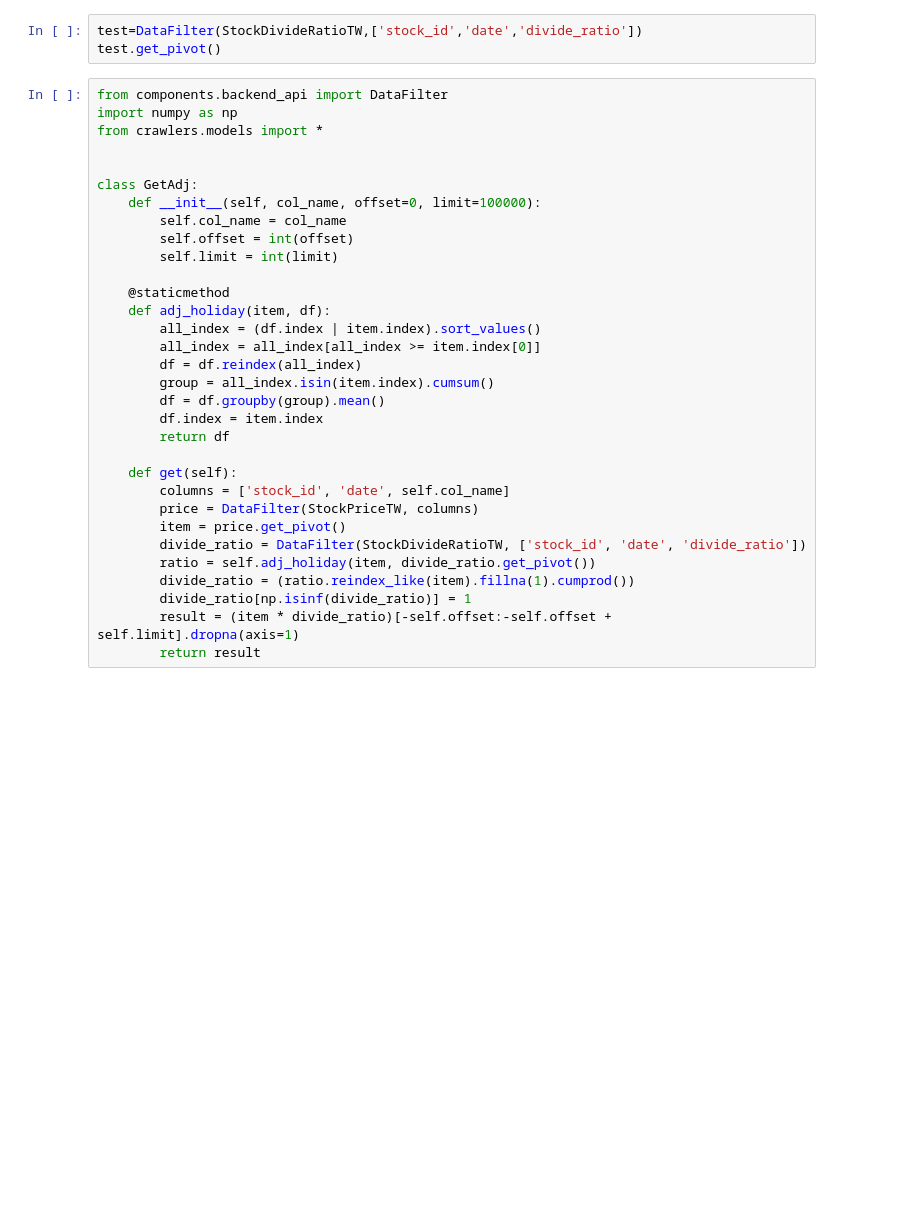
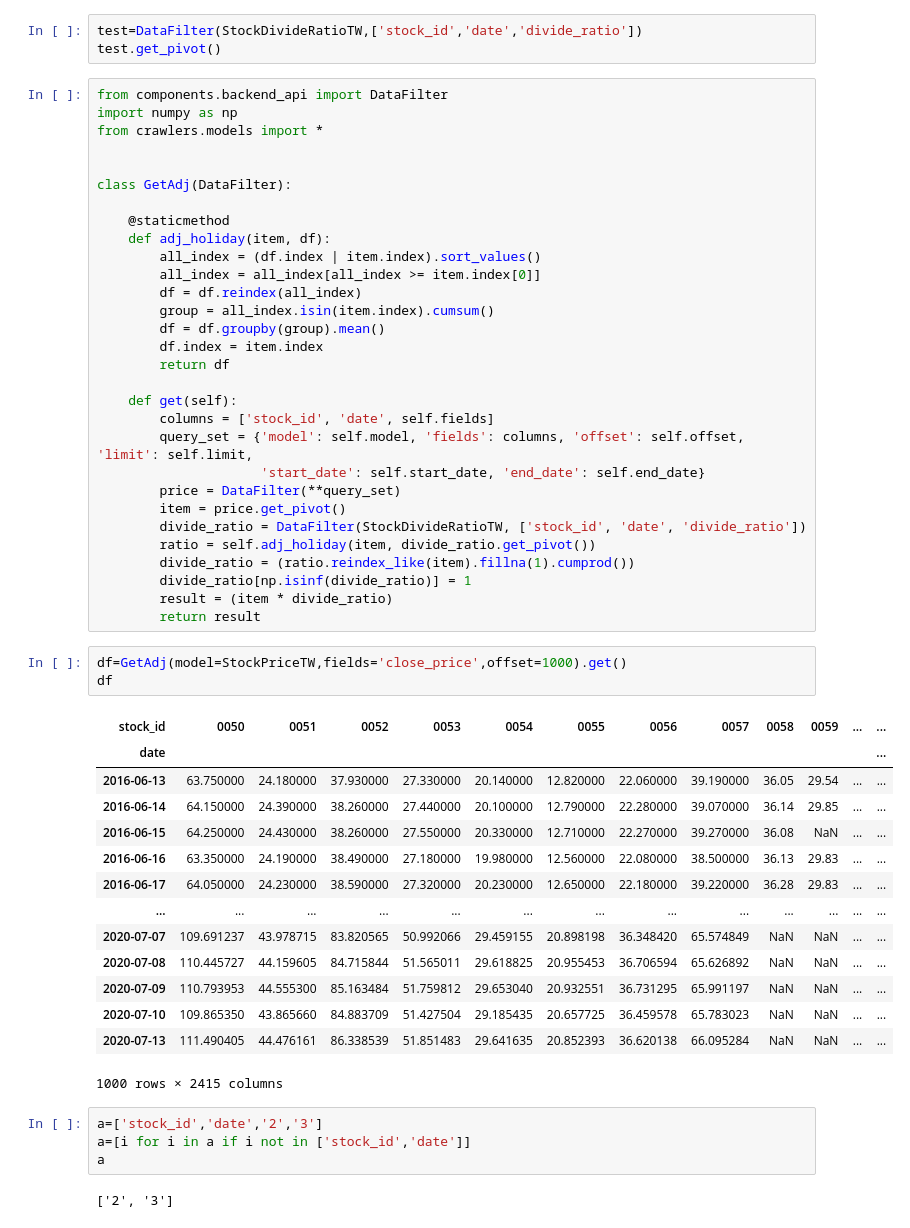
Before and after one commit to ankycheng/Finlab_Django, a Jupyter notebook: stock_fleets/ipynbs/api/adj_function.ipynb, the cells around one changed output. Saved outputs shown, nothing was run; the diff lists cells and outputs as text; blank space fills up the shorter version.

Commit message:
chore(components):add date filter and fix rotc stock_id in price table.

```diff
--- a/stock_fleets/ipynbs/api/adj_function.ipynb
+++ b/stock_fleets/ipynbs/api/adj_function.ipynb
@@ -19,11 +19,7 @@ import numpy as np
 from crawlers.models import *
 
 
-class GetAdj:
-    def __init__(self, col_name, offset=0, limit=100000):
-        self.col_name = col_name
-        self.offset = int(offset)
-        self.limit = int(limit)
+class GetAdj(DataFilter):
 
     @staticmethod
     def adj_holiday(item, df):
@@ -36,12 +32,38 @@ class GetAdj:
         return df
 
     def get(self):
-        columns = ['stock_id', 'date', self.col_name]
-        price = DataFilter(StockPriceTW, columns)
+        columns = ['stock_id', 'date', self.fields]
+        query_set = {'model': self.model, 'fields': columns, 'offset': self.offset, 'limit': self.limit,
+                     'start_date': self.start_date, 'end_date': self.end_date}
+        price = DataFilter(**query_set)
         item = price.get_pivot()
         divide_ratio = DataFilter(StockDivideRatioTW, ['stock_id', 'date', 'divide_ratio'])
         ratio = self.adj_holiday(item, divide_ratio.get_pivot())
         divide_ratio = (ratio.reindex_like(item).fillna(1).cumprod())
         divide_ratio[np.isinf(divide_ratio)] = 1
-        result = (item * divide_ratio)[-self.offset:-self.offset + self.limit].dropna(axis=1)
+        result = (item * divide_ratio)
         return result
+# %%
+df=GetAdj(model=StockPriceTW,fields='close_price',offset=1000).get()
+df
+# %% [output]
+| stock_id | 0050 | 0051 | 0052 | 0053 | 0054 | 0055 | 0056 | 0057 | 0058 | 0059 | ... | ... |
+| date |  |  |  |  |  |  |  |  |  |  |  | ... |
+| 2016-06-13 | 63.750000 | 24.180000 | 37.930000 | 27.330000 | 20.140000 | 12.820000 | 22.060000 | 39.190000 | 36.05 | 29.54 | ... | ... |
+| 2016-06-14 | 64.150000 | 24.390000 | 38.260000 | 27.440000 | 20.100000 | 12.790000 | 22.280000 | 39.070000 | 36.14 | 29.85 | ... | ... |
+| 2016-06-15 | 64.250000 | 24.430000 | 38.260000 | 27.550000 | 20.330000 | 12.710000 | 22.270000 | 39.270000 | 36.08 | NaN | ... | ... |
+| 2016-06-16 | 63.350000 | 24.190000 | 38.490000 | 27.180000 | 19.980000 | 12.560000 | 22.080000 | 38.500000 | 36.13 | 29.83 | ... | ... |
+| 2016-06-17 | 64.050000 | 24.230000 | 38.590000 | 27.320000 | 20.230000 | 12.650000 | 22.180000 | 39.220000 | 36.28 | 29.83 | ... | ... |
+| ... | ... | ... | ... | ... | ... | ... | ... | ... | ... | ... | ... | ... |
+| 2020-07-07 | 109.691237 | 43.978715 | 83.820565 | 50.992066 | 29.459155 | 20.898198 | 36.348420 | 65.574849 | NaN | NaN | ... | ... |
+| 2020-07-08 | 110.445727 | 44.159605 | 84.715844 | 51.565011 | 29.618825 | 20.955453 | 36.706594 | 65.626892 | NaN | NaN | ... | ... |
+| 2020-07-09 | 110.793953 | 44.555300 | 85.163484 | 51.759812 | 29.653040 | 20.932551 | 36.731295 | 65.991197 | NaN | NaN | ... | ... |
+| 2020-07-10 | 109.865350 | 43.865660 | 84.883709 | 51.427504 | 29.185435 | 20.657725 | 36.459578 | 65.783023 | NaN | NaN | ... | ... |
+| 2020-07-13 | 111.490405 | 44.476161 | 86.338539 | 51.851483 | 29.641635 | 20.852393 | 36.620138 | 66.095284 | NaN | NaN | ... | ... |
+1000 rows × 2415 columns
+# %%
+a=['stock_id','date','2','3']
+a=[i for i in a if i not in ['stock_id','date']]
+a
+# %% [output]
+['2', '3']
```
Also changed, not shown: parts of 2 cells of this notebook, 4 other files.
